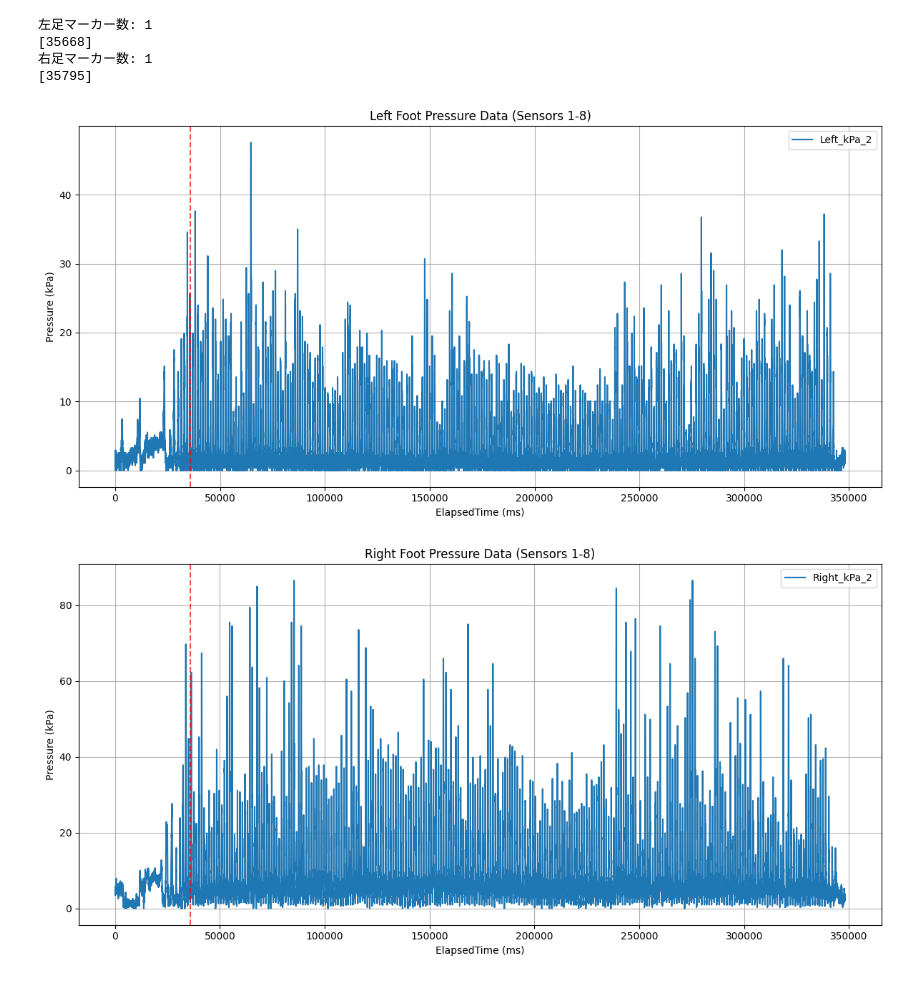
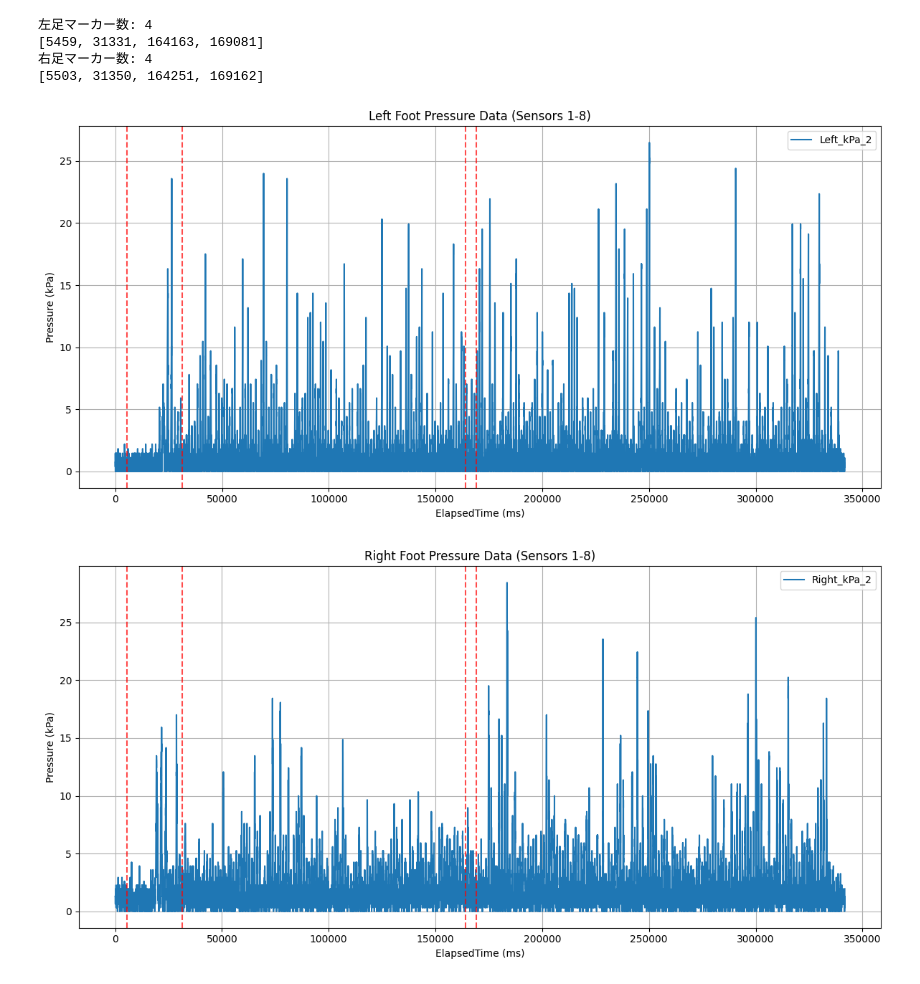
Before and after one commit to HideyukiNagashio/my-research-project, a Jupyter notebook: visualization.ipynb, the cells around one changed output. Cells and saved outputs as stored; diff of their text form; code cells hidden in the pictures.

```diff
--- a/visualization.ipynb
+++ b/visualization.ipynb
@@ -3,9 +3,9 @@ import pandas as pd
 import matplotlib.pyplot as plt
 
 # CSVファイルを読み込む
-left_filename = "WearableDevices/oba_m_left_foot_data.csv"
+left_filename = "WearableDevices/adachi_l_left_foot_data.csv"
 df_left = pd.read_csv(left_filename)
-right_filename = "WearableDevices/oba_m_right_foot_data.csv"
+right_filename = "WearableDevices/adachi_l_right_foot_data.csv"
 df_right = pd.read_csv(right_filename)
 
 # 横軸：ElapsedTime
@@ -88,36 +88,36 @@ plt.show()
 # # 3. 角速度データ - 左足
 # gyro_cols = ['Gyro_X', 'Gyro_Y', 'Gyro_Z']
 
 # plt.figure(figsize=(12, 5))
 # for col in gyro_cols:
 #     plt.plot(time_left, df_left[f'Left_{col}'], label=f'Left_{col}')
 # for t in marker_times_left:
 #     plt.axvline(x=t, color='red', linestyle='--', alpha=0.7, linewidth=1.5)
 # plt.xlabel('ElapsedTime (ms)')
 # plt.ylabel('Angular Velocity (deg/s)')
 # plt.title('Left Foot Gyroscope Data (Gyro_X/Y/Z)')
 # plt.legend(loc='best')
 # plt.grid(True)
 # plt.tight_layout()
 # plt.show()
 
 # # 3. 角速度データ - 右足
 # plt.figure(figsize=(12, 5))
 # for col in gyro_cols:
 #     plt.plot(time_right, df_right[f'Right_{col}'], label=f'Right_{col}')
 # for t in marker_times_right:
 #     plt.axvline(x=t, color='red', linestyle='--', alpha=0.7, linewidth=1.5)
 # plt.xlabel('ElapsedTime (ms)')
 # plt.ylabel('Angular Velocity (deg/s)')
 # plt.title('Right Foot Gyroscope Data (Gyro_X/Y/Z)')
 # plt.legend(loc='best')
 # plt.grid(True)
 # plt.tight_layout()
 # plt.show()
 # %% [output]
-左足マーカー数: 1
-[35668]
-右足マーカー数: 1
-[35795]
+左足マーカー数: 4
+[5459, 31331, 164163, 169081]
+右足マーカー数: 4
+[5503, 31350, 164251, 169162]
-[figure, old version]
+[figure, new version]
-[figure, old version]
+[figure, new version]
```
Also changed, not shown: 19 other files.
